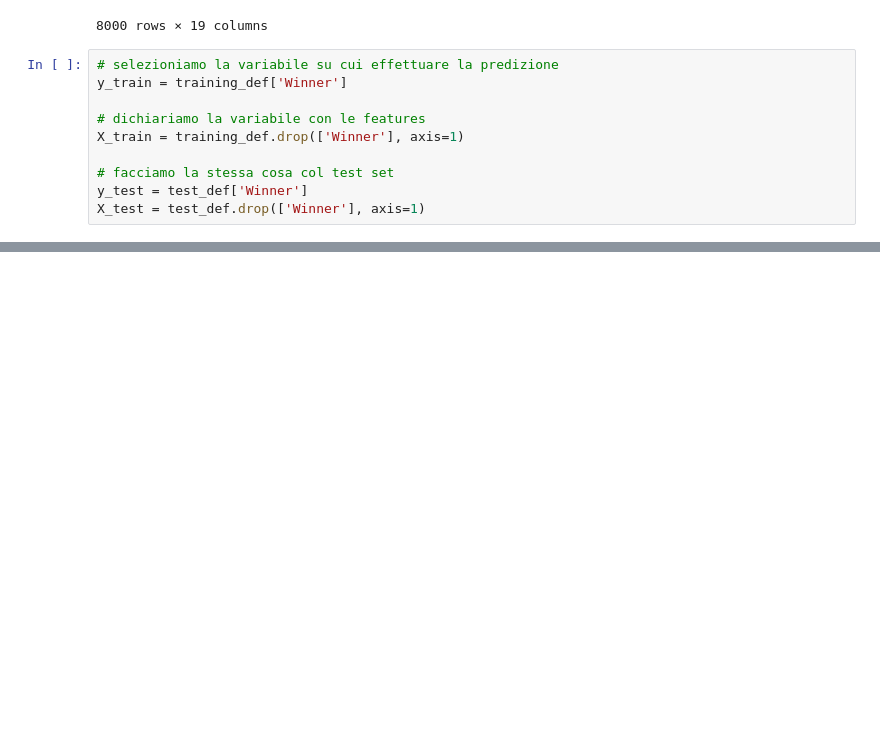
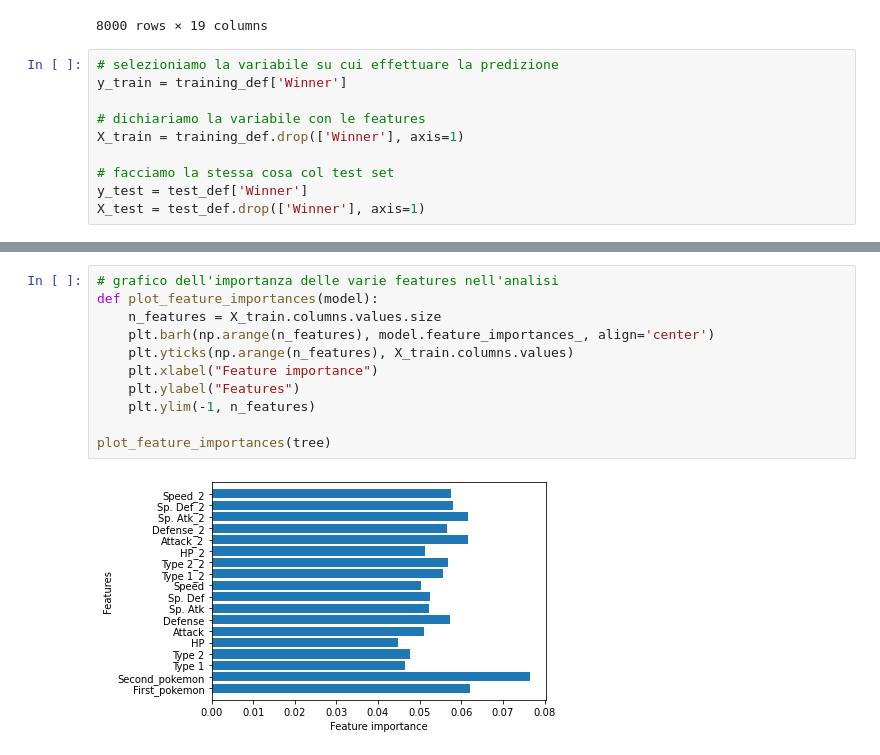
Before and after one commit to AndreaDeSanctis/pokemon-challenge, a Jupyter notebook: training.ipynb, the cells around one changed output, grey strips where cells are left out. Saved outputs shown, nothing was run; the diff lists cells and outputs as text; blank space fills up the shorter version.

Commit message:
aggiunto grafico

```diff
--- a/training.ipynb
+++ b/training.ipynb
@@ -233,0 +245,13 @@ Accuracy on test set: 0.874
+# %%
+# grafico dell'importanza delle varie features nell'analisi
+def plot_feature_importances(model):
+    n_features = X_train.columns.values.size
+    plt.barh(np.arange(n_features), model.feature_importances_, align='center')
+    plt.yticks(np.arange(n_features), X_train.columns.values)
+    plt.xlabel("Feature importance")
+    plt.ylabel("Features")
+    plt.ylim(-1, n_features)
+
+plot_feature_importances(tree)
+# %% [output]
+[figure, added]
```
Also changed, not shown: parts of 5 cells of this notebook.
